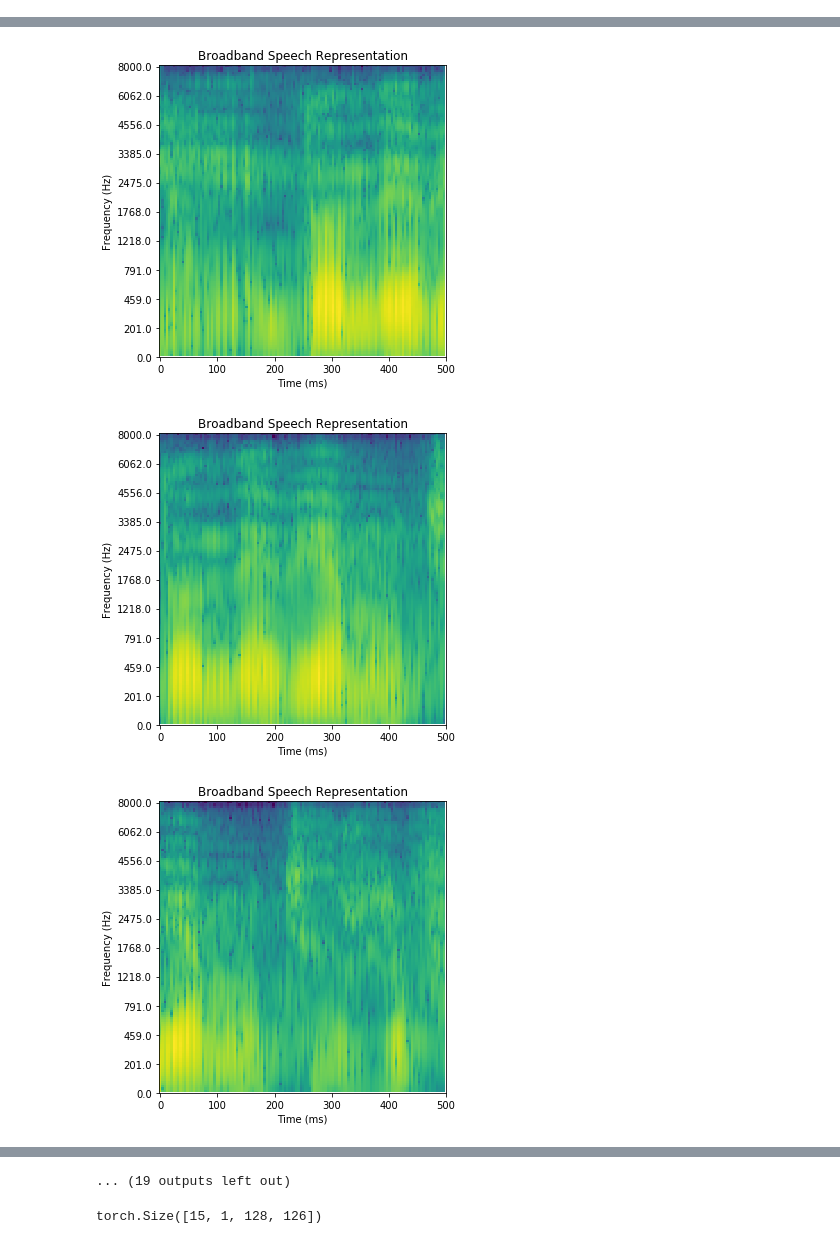
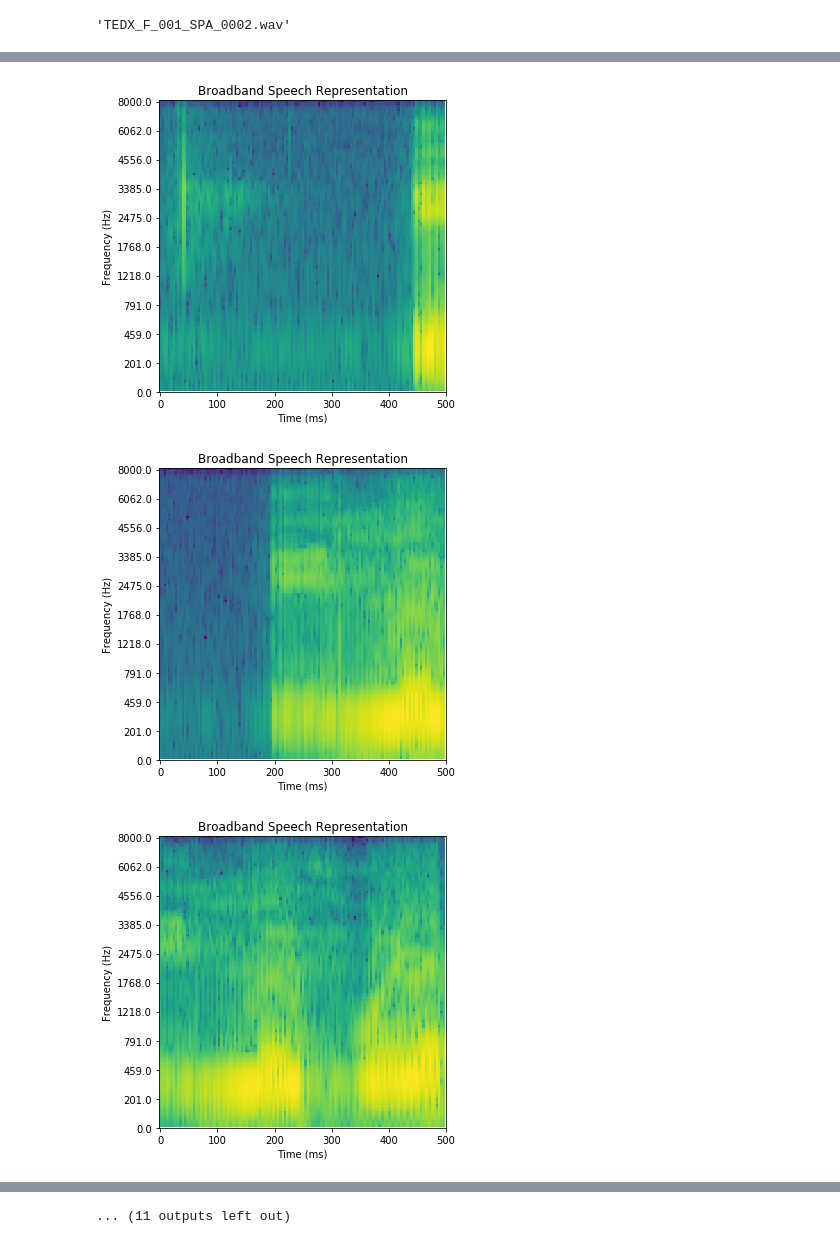
Before and after one commit to gjm311/aeternaSpeech, a Jupyter notebook: code/speechRepAnalysis/view_melspecNbWb.ipynb, the cells around one changed output, grey strips where cells are left out. Cells and saved outputs as stored; diff of their text form; code cells hidden in the pictures.

```diff
--- a/code/speechRepAnalysis/view_melspecNbWb.ipynb
+++ b/code/speechRepAnalysis/view_melspecNbWb.ipynb
@@ -167,15 +169,19 @@ def show_spectrograms(spectrograms1,sig_len,title,nb,spectrograms2=None):
             ax.set_xlabel("Time (ms)")
             plt.tight_layout()
             plt.show()
+# %%
+os.listdir(path_audio)[2]
+# %% [output]
+'TEDX_F_001_SPA_0002.wav'
 # %%
-rep='wvlt'
+
 mod='CAE'
 unit=256
 
 PATH=os.getcwd()
 nb=0
 path_audio=PATH+'/tedx_spanish_corpus/speech/train/'
-wav_file=path_audio+os.listdir(path_audio)[3]
+wav_file=path_audio+os.listdir(path_audio)[2]
 
 if nb==1:
     title="Narrowband Speech Representation"
@@ -201,3 +207,3 @@ show_spectrograms(mat,sig_len,title,nb)
-[figure, old version]
+[figure, new version]
-[figure, old version]
+[figure, new version]
-[figure, old version]
+[figure, new version]
@@ -210,5 +216 @@ show_spectrograms(mat,sig_len,title,nb)
-... (19 outputs left out)
+... (11 outputs left out)
-# %%
-mat.shape
-# %% [output]
-torch.Size([15, 1, 128, 126])
```
Also changed, not shown: parts of 4 cells of this notebook, 15 other files.
